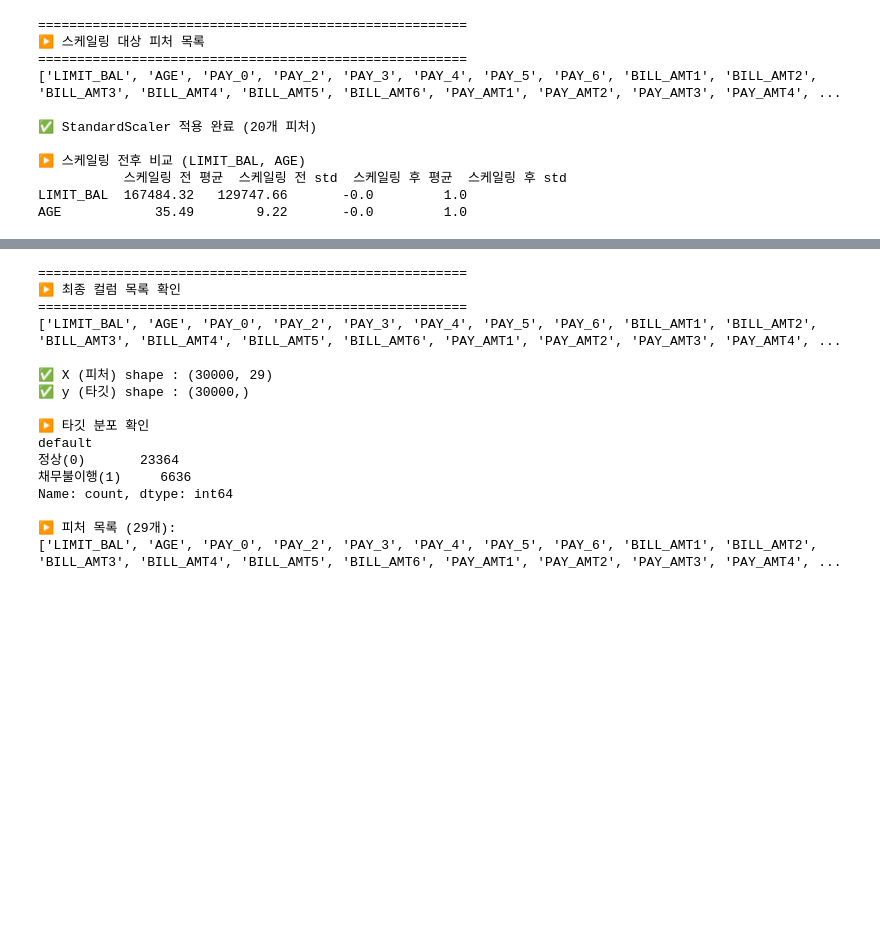
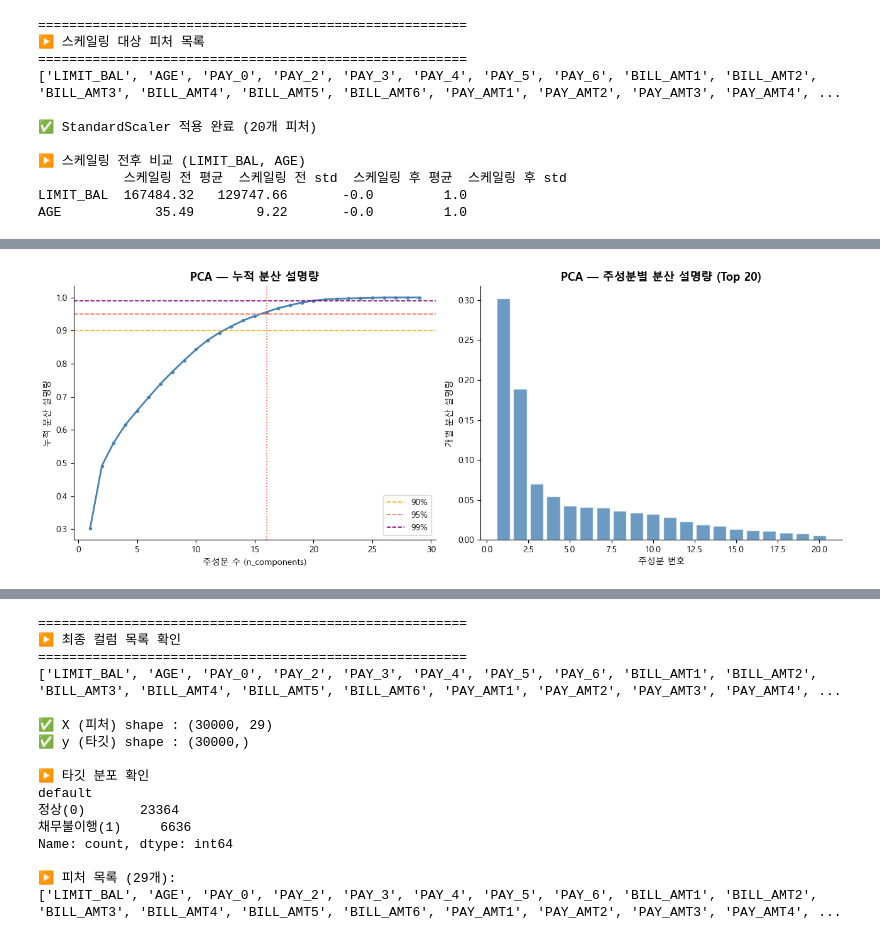
Before and after one commit to blackhole-24/hipython, a Jupyter notebook: ml/11_신용카드_채무불이행_고객예측.ipynb, the cells around one changed output, grey strips where cells are left out. Saved outputs shown, nothing was run; the diff lists cells and outputs as text; code cells hidden in the pictures; blank space fills up the shorter version.

```diff
--- a/ml/11_신용카드_채무불이행_고객예측.ipynb
+++ b/ml/11_신용카드_채무불이행_고객예측.ipynb
@@ -704,3 +700,90 @@ print(compare.to_string())
            스케일링 전 평균  스케일링 전 std  스케일링 후 평균  스케일링 후 std
 LIMIT_BAL  167484.32   129747.66       -0.0         1.0
 AGE            35.49        9.22       -0.0         1.0
+# %%
+# ============================================================
+# Step 2-2.5. PCA (주성분 분석)
+#             스케일링 완료 후 / Train/Test Split 전 적용
+# ============================================================
+from sklearn.decomposition import PCA
+import matplotlib.pyplot as plt
+import matplotlib
+import numpy as np
+matplotlib.rcParams['font.family'] = 'Malgun Gothic'
+matplotlib.rcParams['axes.unicode_minus'] = False
+
+# ── PCA 대상 피처 (타깃 제외) ─────────────────────────────────
+X_for_pca = card_scaled.drop(columns=['default'])
+y = card_scaled['default']
+
+print("=" * 55)
+print("▶ PCA 전 데이터 크기")
+print("=" * 55)
+print(f"  원본 피처 수 : {X_for_pca.shape[1]}개")
+
+# ── 1단계: 전체 분산 설명량 확인 (최적 n 탐색) ───────────────
+pca_full = PCA(random_state=42)
+pca_full.fit(X_for_pca)
+
+cumvar = np.cumsum(pca_full.explained_variance_ratio_)
+
+# 90% / 95% / 99% 기준 컴포넌트 수
+n_90 = np.argmax(cumvar >= 0.90) + 1
+n_95 = np.argmax(cumvar >= 0.95) + 1
+n_99 = np.argmax(cumvar >= 0.99) + 1
+
+print(f"\n  분산 90% 설명 : {n_90}개 컴포넌트")
+print(f"  분산 95% 설명 : {n_95}개 컴포넌트")
+print(f"  분산 99% 설명 : {n_99}개 컴포넌트")
+
+# ── 시각화: 누적 분산 설명량 (Elbow Plot) ────────────────────
+fig, (ax1, ax2) = plt.subplots(1, 2, figsize=(13, 5))
+
+ax1.plot(range(1, len(cumvar)+1), cumvar, marker='o',
+         markersize=3, color='steelblue', linewidth=2)
+ax1.axhline(y=0.90, color='orange', linestyle='--', linewidth=1.2, label='90%')
+ax1.axhline(y=0.95, color='tomato',  linestyle='--', linewidth=1.2, label='95%')
+ax1.axhline(y=0.99, color='purple',  linestyle='--', linewidth=1.2, label='99%')
+ax1.axvline(x=n_95, color='tomato', linestyle=':', linewidth=1.2)
+ax1.set_xlabel('주성분 수 (n_components)')
+ax1.set_ylabel('누적 분산 설명량')
+ax1.set_title('PCA — 누적 분산 설명량', fontsize=13, fontweight='bold')
+ax1.legend(fontsize=10)
+ax1.spines[['top', 'right']].set_visible(False)
+
+# 개별 분산 설명량 (상위 20개)
+ax2.bar(range(1, 21),
+        pca_full.explained_variance_ratio_[:20],
+        color='steelblue', edgecolor='white', alpha=0.8)
+ax2.set_xlabel('주성분 번호')
+ax2.set_ylabel('개별 분산 설명량')
+ax2.set_title('PCA — 주성분별 분산 설명량 (Top 20)',
+              fontsize=13, fontweight='bold')
+ax2.spines[['top', 'right']].set_visible(False)
+
+plt.tight_layout()
+plt.show()
+
+# ── 2단계: 최적 n_components 설정 후 PCA 적용 ────────────────
+# 95% 기준 권장 / 필요 시 아래 숫자를 직접 변경
+N_COMPONENTS = n_95   # ← 여기서 원하는 숫자로 변경 가능
+
+pca = PCA(n_components=N_COMPONENTS, random_state=42)
+X_pca = pca.fit_transform(X_for_pca)
+
+# DataFrame으로 변환
+col_names = [f'PC{i+1}' for i in range(N_COMPONENTS)]
+X = pd.DataFrame(X_pca, columns=col_names, index=X_for_pca.index)
+
+print("=" * 55)
+print("▶ PCA 적용 결과")
+print("=" * 55)
+print(f"  원본 피처 수  : {X_for_pca.shape[1]}개")
+print(f"  PCA 후 피처 수: {X.shape[1]}개  (축소율 {(1 - X.shape[1]/X_for_pca.shape[1])*100:.1f}%)")
+print(f"  누적 분산 설명량: {cumvar[N_COMPONENTS-1]*100:.2f}%")
+print(f"\n✅ PCA 완료 → X shape: {X.shape}")
+print(f"   y shape    : {y.shape}")
+print(f"\n⚠️  주의: PCA 적용 시 Step 6 피처 중요도 해석 불가")
+print(f"   (PC1~PC{N_COMPONENTS} 는 원본 피처의 선형 조합)")
+print(f"\n✅ Step 2-2.5 완료 → 다음: Step 3 Train/Test Split")
+# %% [output]
@@ -706,0 +798 @@ AGE            35.49        9.22       -0.0         1.0
+[figure, added]
```
Also changed, not shown: parts of 7 cells of this notebook.
